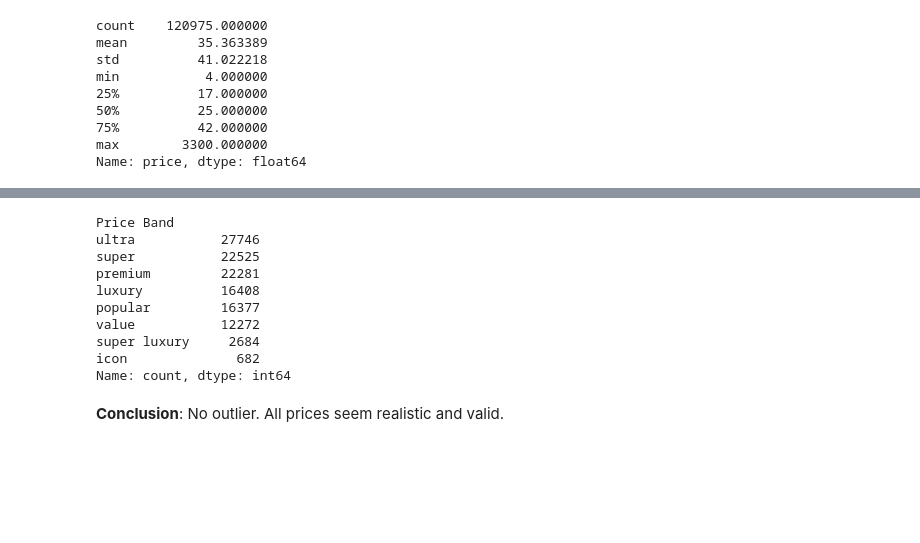
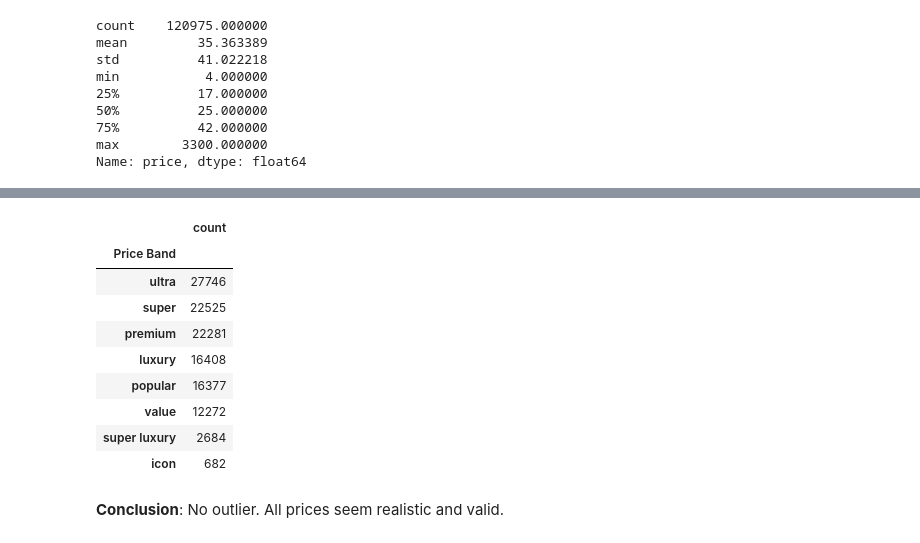
Before and after one commit to pasmith/oenologist, a Jupyter notebook: wine_review-initial_data_exploration.ipynb, the cells around one changed output, grey strips where cells are left out. Saved outputs shown, nothing was run; the diff lists cells and outputs as text; code cells hidden in the pictures; blank space fills up the shorter version.

```diff
--- a/wine_review-initial_data_exploration.ipynb
+++ b/wine_review-initial_data_exploration.ipynb
@@ -116,25 +116,25 @@ The pricing bands might look like this: value wine ($4–$12), popular ($13–$1
 # %%
 reviews.loc[reviews.price <= 12, 'Price Band'] = 'value'
 reviews.loc[(reviews.price >= 13) & (reviews.price <= 16), 'Price Band'] = 'popular'
 reviews.loc[(reviews.price >= 17) & (reviews.price <= 22), 'Price Band'] = 'premium'
 reviews.loc[(reviews.price >= 23) & (reviews.price <= 30), 'Price Band'] = 'super'
 reviews.loc[(reviews.price >= 31) & (reviews.price <= 50), 'Price Band'] = 'ultra'
 reviews.loc[(reviews.price >= 51) & (reviews.price <= 100), 'Price Band'] = 'luxury'
 reviews.loc[(reviews.price >= 101) & (reviews.price <= 200), 'Price Band'] = 'super luxury'
 reviews.loc[(reviews.price >= 201), 'Price Band'] = 'icon'
 
-reviews['Price Band'].value_counts()
+reviews['Price Band'].value_counts().to_frame()
 # %% [output]
-Price Band
-ultra           27746
-super           22525
-premium         22281
-luxury          16408
-popular         16377
-value           12272
-super luxury     2684
-icon              682
-Name: count, dtype: int64
+|  | count |
+| Price Band |  |
+| ultra | 27746 |
+| super | 22525 |
+| premium | 22281 |
+| luxury | 16408 |
+| popular | 16377 |
+| value | 12272 |
+| super luxury | 2684 |
+| icon | 682 |
 # %% [markdown]
 **Conclusion**: No outlier. All prices seem realistic and valid.
 # %% [markdown]
```
Also changed, not shown: parts of 1 cell of this notebook, 8 other files.
